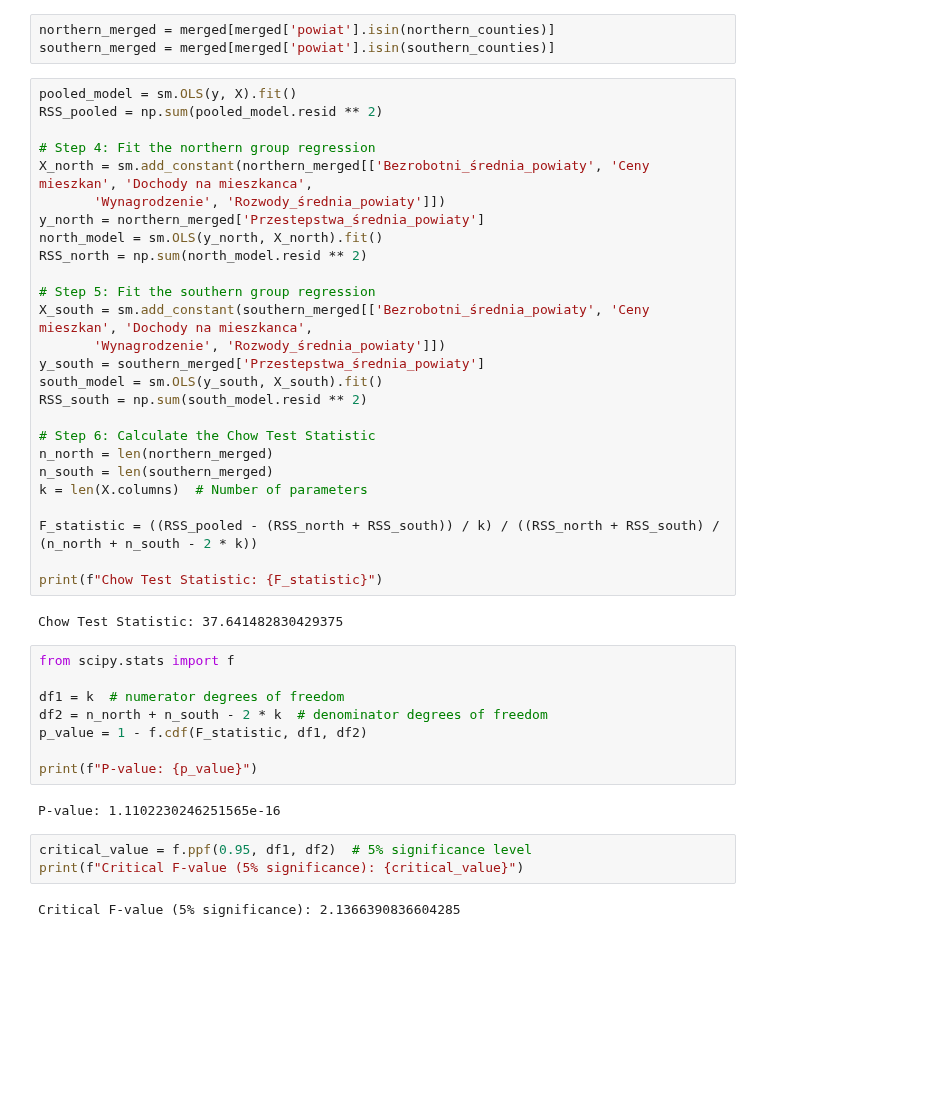
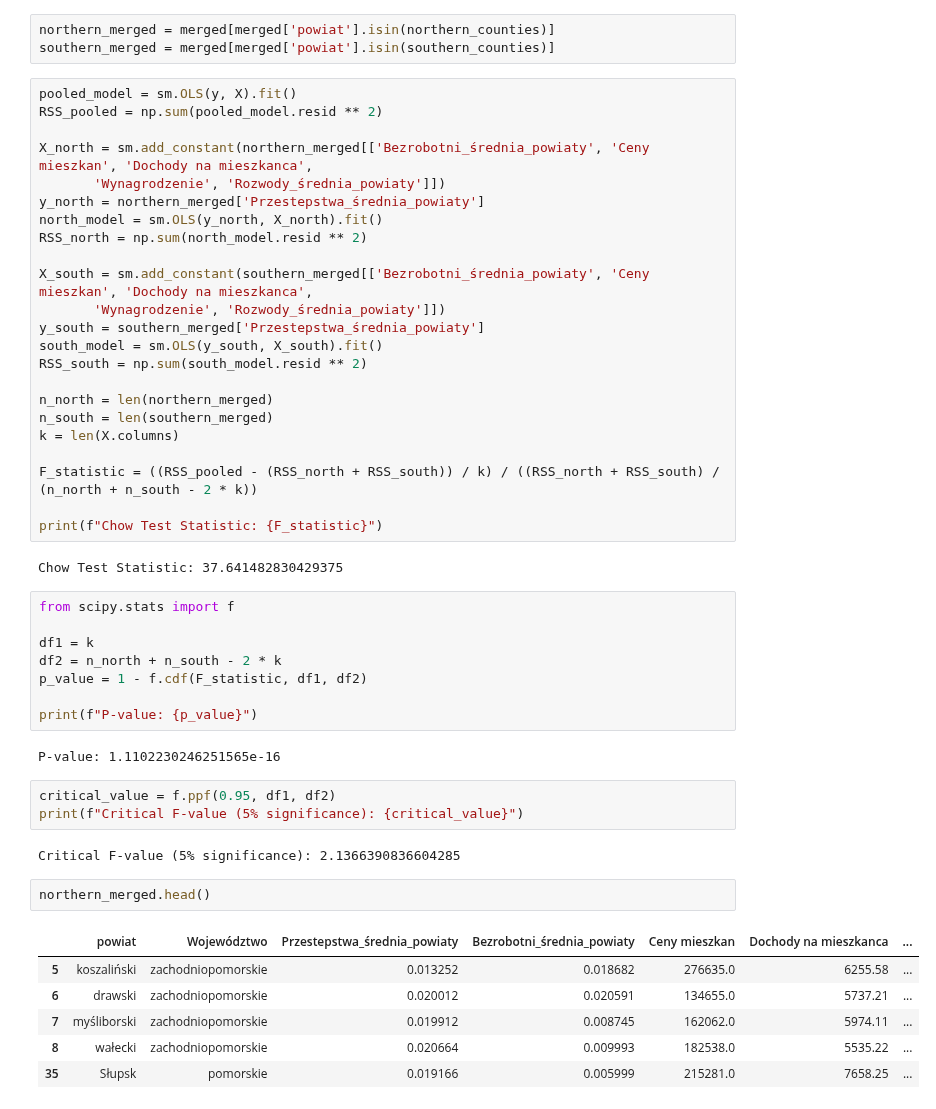
Before and after one commit to Psylo1226/Spatial-econometrics, a Jupyter notebook: Projekt_3/Projekt_3.ipynb, the cells around one changed output. Saved outputs shown, nothing was run; the diff lists cells and outputs as text; blank space fills up the shorter version.

```diff
--- a/Projekt_3/Projekt_3.ipynb
+++ b/Projekt_3/Projekt_3.ipynb
@@ -372,24 +380,21 @@ southern_merged = merged[merged['powiat'].isin(southern_counties)]
 pooled_model = sm.OLS(y, X).fit()
 RSS_pooled = np.sum(pooled_model.resid ** 2)
 
-# Step 4: Fit the northern group regression
 X_north = sm.add_constant(northern_merged[['Bezrobotni_średnia_powiaty', 'Ceny mieszkan', 'Dochody na mieszkanca',
        'Wynagrodzenie', 'Rozwody_średnia_powiaty']])
 y_north = northern_merged['Przestepstwa_średnia_powiaty']
 north_model = sm.OLS(y_north, X_north).fit()
 RSS_north = np.sum(north_model.resid ** 2)
 
-# Step 5: Fit the southern group regression
 X_south = sm.add_constant(southern_merged[['Bezrobotni_średnia_powiaty', 'Ceny mieszkan', 'Dochody na mieszkanca',
        'Wynagrodzenie', 'Rozwody_średnia_powiaty']])
 y_south = southern_merged['Przestepstwa_średnia_powiaty']
 south_model = sm.OLS(y_south, X_south).fit()
 RSS_south = np.sum(south_model.resid ** 2)
 
-# Step 6: Calculate the Chow Test Statistic
 n_north = len(northern_merged)
 n_south = len(southern_merged)
-k = len(X.columns)  # Number of parameters
+k = len(X.columns)
 
 F_statistic = ((RSS_pooled - (RSS_north + RSS_south)) / k) / ((RSS_north + RSS_south) / (n_north + n_south - 2 * k))
 
@@ -399,15 +404,24 @@ Chow Test Statistic: 37.641482830429375
 # %%
 from scipy.stats import f
 
-df1 = k  # numerator degrees of freedom
-df2 = n_north + n_south - 2 * k  # denominator degrees of freedom
+df1 = k
+df2 = n_north + n_south - 2 * k
 p_value = 1 - f.cdf(F_statistic, df1, df2)
 
 print(f"P-value: {p_value}")
 # %% [output]
 P-value: 1.1102230246251565e-16
 # %%
-critical_value = f.ppf(0.95, df1, df2)  # 5% significance level
+critical_value = f.ppf(0.95, df1, df2)
 print(f"Critical F-value (5% significance): {critical_value}")
 # %% [output]
 Critical F-value (5% significance): 2.1366390836604285
+# %%
+northern_merged.head()
+# %% [output]
+|  | powiat | Województwo | Przestepstwa_średnia_powiaty | Bezrobotni_średnia_powiaty | Ceny mieszkan | Dochody na mieszkanca | ... |
+| 5 | koszaliński | zachodniopomorskie | 0.013252 | 0.018682 | 276635.0 | 6255.58 | ... |
+| 6 | drawski | zachodniopomorskie | 0.020012 | 0.020591 | 134655.0 | 5737.21 | ... |
+| 7 | myśliborski | zachodniopomorskie | 0.019912 | 0.008745 | 162062.0 | 5974.11 | ... |
+| 8 | wałecki | zachodniopomorskie | 0.020664 | 0.009993 | 182538.0 | 5535.22 | ... |
+| 35 | Słupsk | pomorskie | 0.019166 | 0.005999 | 215281.0 | 7658.25 | ... |
```
Also changed, not shown: parts of 8 cells of this notebook.
